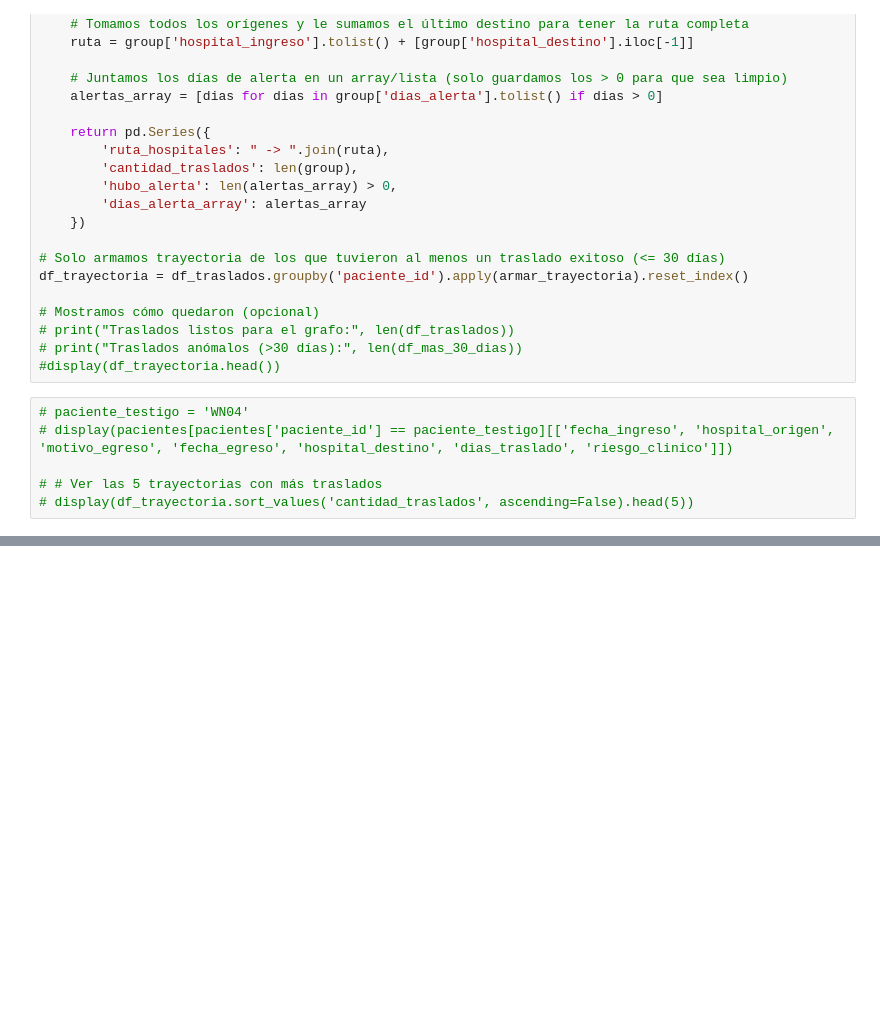
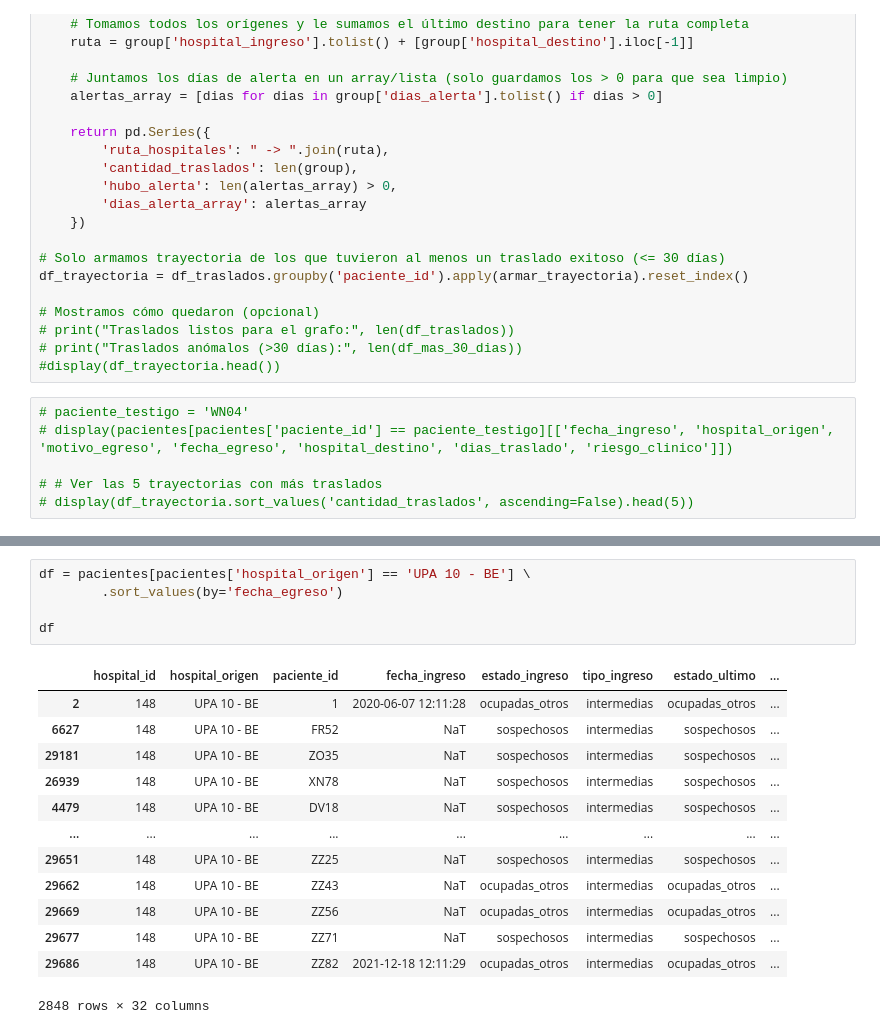
Before and after one commit to micagonzdark/RedesHospitales, a Jupyter notebook: notebooks/05_JAIIO.ipynb, the cells around one changed output, grey strips where cells are left out. Cells and saved outputs as stored; diff of their text form; blank space fills up the shorter version.

```diff
--- a/notebooks/05_JAIIO.ipynb
+++ b/notebooks/05_JAIIO.ipynb
@@ -386,2 +390,21 @@ plt.show()
+# %%
+df = pacientes[pacientes['hospital_origen'] == 'UPA 10 - BE'] \
+        .sort_values(by='fecha_egreso')
+
+df
+# %% [output]
+|  | hospital_id | hospital_origen | paciente_id | fecha_ingreso | estado_ingreso | tipo_ingreso | estado_ultimo | ... |
+| 2 | 148 | UPA 10 - BE | 1 | 2020-06-07 12:11:28 | ocupadas_otros | intermedias | ocupadas_otros | ... |
+| 6627 | 148 | UPA 10 - BE | FR52 | NaT | sospechosos | intermedias | sospechosos | ... |
+| 29181 | 148 | UPA 10 - BE | ZO35 | NaT | sospechosos | intermedias | sospechosos | ... |
+| 26939 | 148 | UPA 10 - BE | XN78 | NaT | sospechosos | intermedias | sospechosos | ... |
+| 4479 | 148 | UPA 10 - BE | DV18 | NaT | sospechosos | intermedias | sospechosos | ... |
+| ... | ... | ... | ... | ... | ... | ... | ... | ... |
+| 29651 | 148 | UPA 10 - BE | ZZ25 | NaT | sospechosos | intermedias | sospechosos | ... |
+| 29662 | 148 | UPA 10 - BE | ZZ43 | NaT | ocupadas_otros | intermedias | ocupadas_otros | ... |
+| 29669 | 148 | UPA 10 - BE | ZZ56 | NaT | ocupadas_otros | intermedias | ocupadas_otros | ... |
+| 29677 | 148 | UPA 10 - BE | ZZ71 | NaT | sospechosos | intermedias | sospechosos | ... |
+| 29686 | 148 | UPA 10 - BE | ZZ82 | 2021-12-18 12:11:29 | ocupadas_otros | intermedias | ocupadas_otros | ... |
+2848 rows × 32 columns
 # %%
 ## prueba para ver que tal evita pueblo
```
Also changed, not shown: parts of 5 cells of this notebook.
